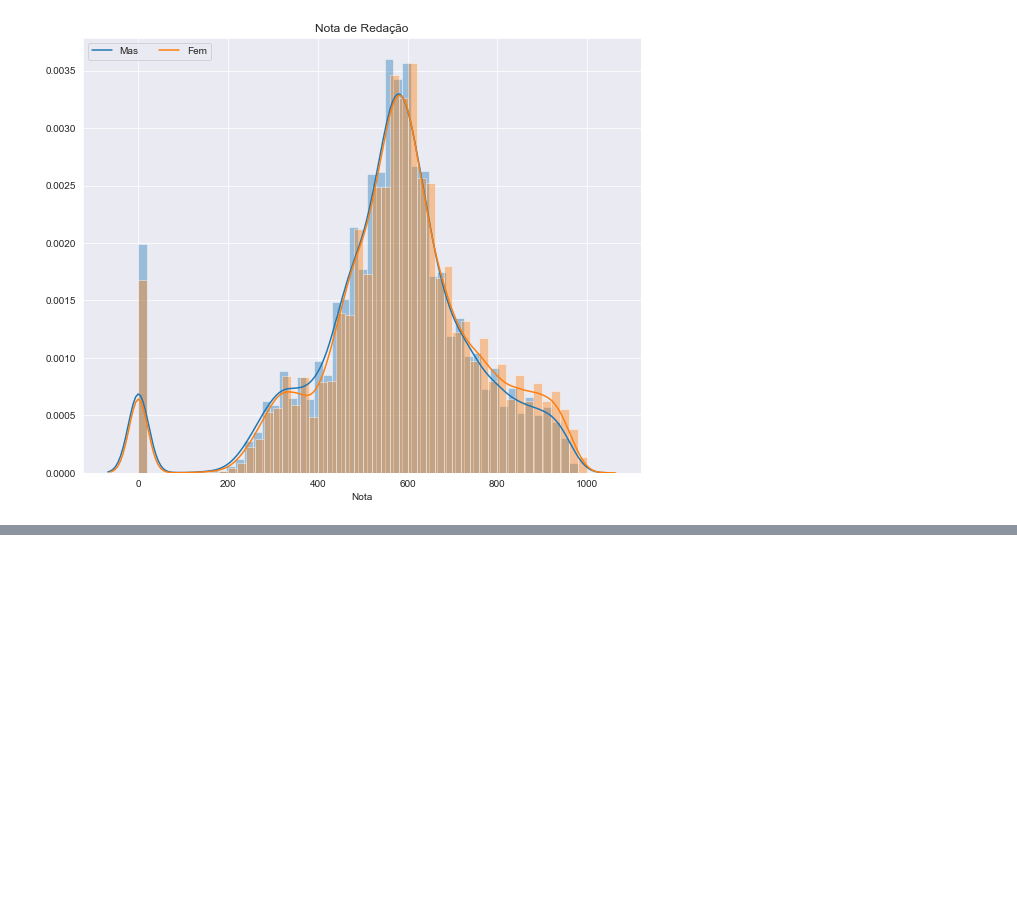
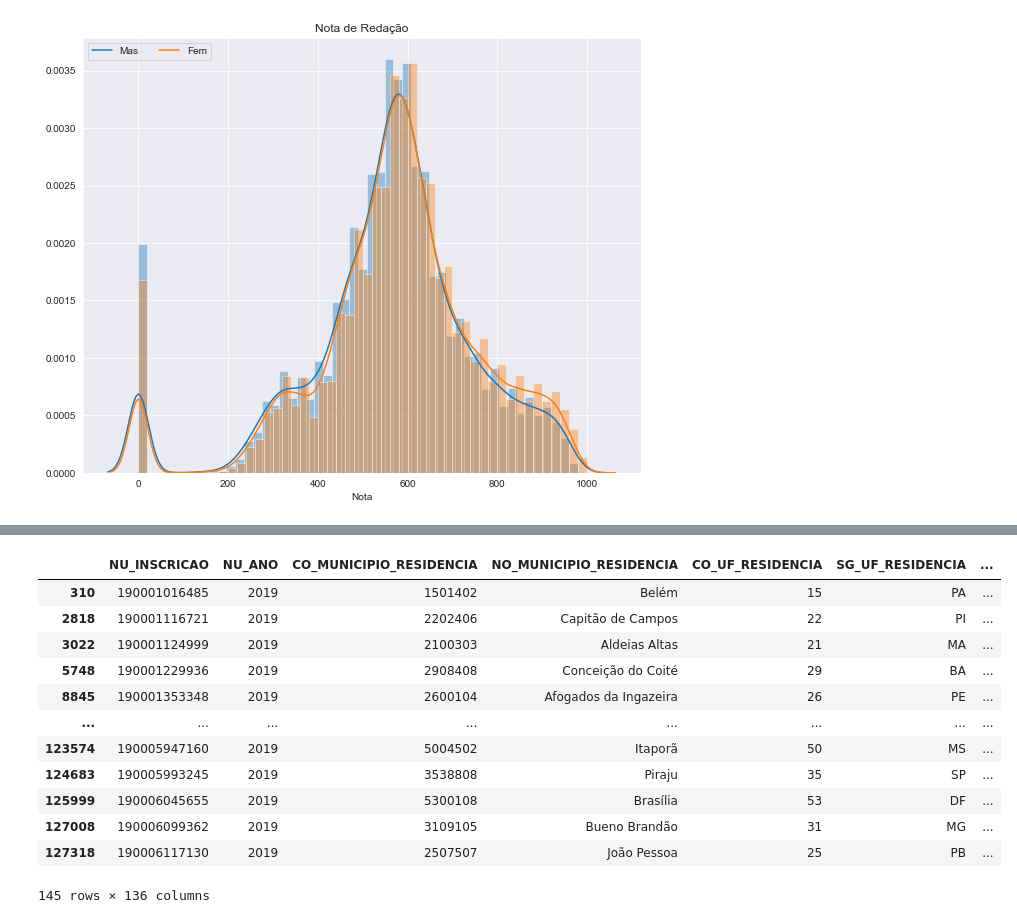
Before and after one commit to houstonsantos/Alura-Imersao-Dados, a Jupyter notebook: DesafiosAulas.ipynb, the cells around one changed output, grey strips where cells are left out. Cells and saved outputs as stored; diff of their text form; code cells hidden in the pictures; blank space fills up the shorter version.

```diff
--- a/DesafiosAulas.ipynb
+++ b/DesafiosAulas.ipynb
@@ -208,0 +225,19 @@ plt.show()
+# %%
+# MEGA DESAFIO DA THAINÁ: Pegar a amostra completa dos alunos de 13 e 14 anos
+# dados.query('NU_IDADE == 13 | NU_IDADE == 14')
+mega_desafio = dados[(dados["NU_IDADE"] == 13) | (dados["NU_IDADE"] == 14)]
+mega_desafio
+# %% [output]
+|  | NU_INSCRICAO | NU_ANO | CO_MUNICIPIO_RESIDENCIA | NO_MUNICIPIO_RESIDENCIA | CO_UF_RESIDENCIA | SG_UF_RESIDENCIA | ... |
+| 310 | 190001016485 | 2019 | 1501402 | Belém | 15 | PA | ... |
+| 2818 | 190001116721 | 2019 | 2202406 | Capitão de Campos | 22 | PI | ... |
+| 3022 | 190001124999 | 2019 | 2100303 | Aldeias Altas | 21 | MA | ... |
+| 5748 | 190001229936 | 2019 | 2908408 | Conceição do Coité | 29 | BA | ... |
+| 8845 | 190001353348 | 2019 | 2600104 | Afogados da Ingazeira | 26 | PE | ... |
+| ... | ... | ... | ... | ... | ... | ... | ... |
+| 123574 | 190005947160 | 2019 | 5004502 | Itaporã | 50 | MS | ... |
+| 124683 | 190005993245 | 2019 | 3538808 | Piraju | 35 | SP | ... |
+| 125999 | 190006045655 | 2019 | 5300108 | Brasília | 53 | DF | ... |
+| 127008 | 190006099362 | 2019 | 3109105 | Bueno Brandão | 31 | MG | ... |
+| 127318 | 190006117130 | 2019 | 2507507 | João Pessoa | 25 | PB | ... |
+145 rows × 136 columns
```
Also changed, not shown: parts of 20 cells of this notebook.
